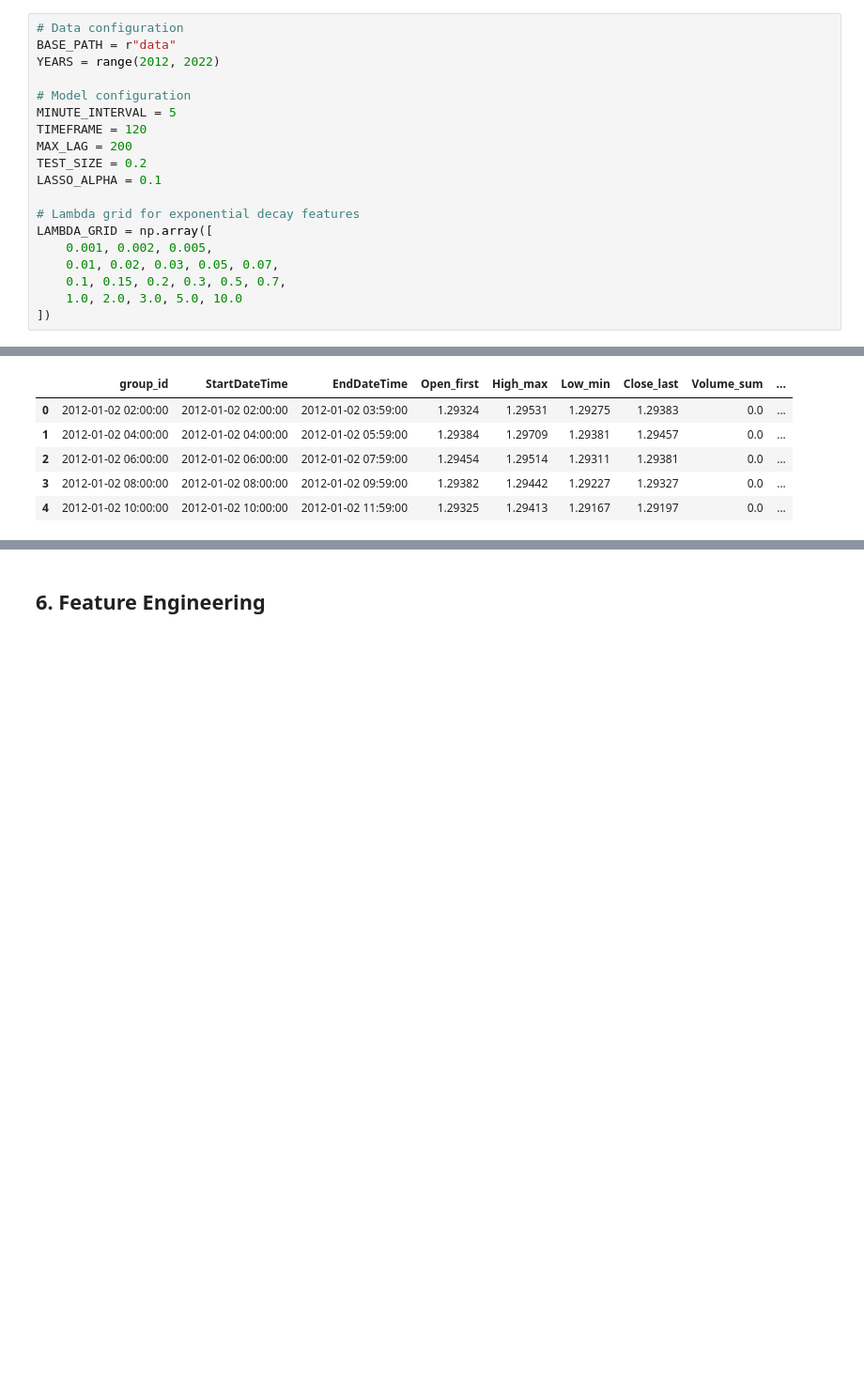
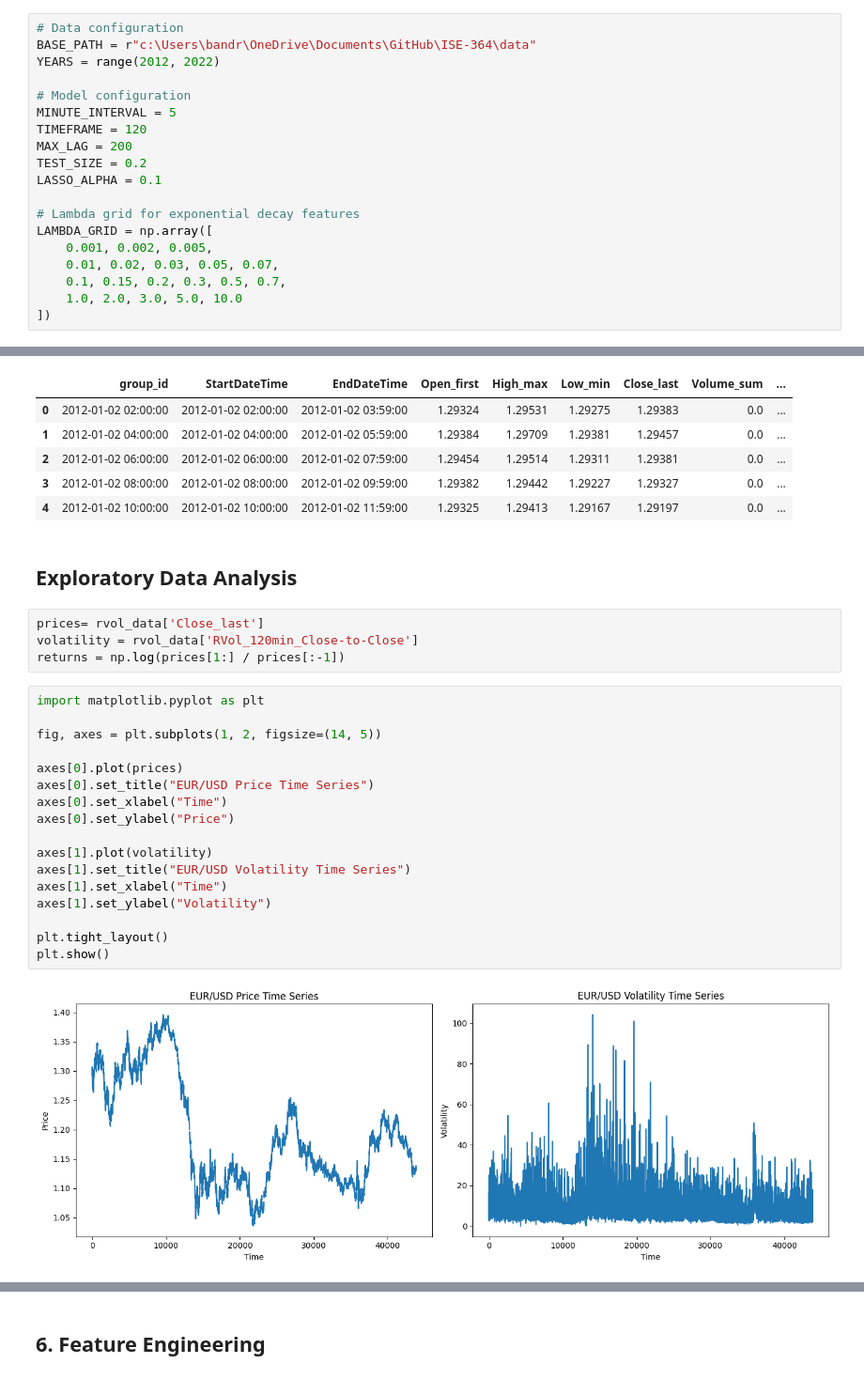
Before and after one commit to bea228/ISE-364, a Jupyter notebook: volatility_ml_project.ipynb, the cells around one changed output, grey strips where cells are left out. Shown at 94% size. Cells and saved outputs as stored; diff of their text form; blank space fills up the shorter version.

```diff
--- a/volatility_ml_project.ipynb
+++ b/volatility_ml_project.ipynb
@@ -27,7 +25,7 @@ warnings.filterwarnings('ignore')
 ## 2. Configuration
 # %%
 # Data configuration
-BASE_PATH = r"data"
+BASE_PATH = r"c:\Users\bandr\OneDrive\Documents\GitHub\ISE-364\data"
 YEARS = range(2012, 2022)
 
 # Model configuration
@@ -382,3 +375,28 @@ group_id
 | 2 | 2012-01-02 06:00:00 | 2012-01-02 06:00:00 | 2012-01-02 07:59:00 | 1.29454 | 1.29514 | 1.29311 | 1.29381 | 0.0 | ... |
 | 3 | 2012-01-02 08:00:00 | 2012-01-02 08:00:00 | 2012-01-02 09:59:00 | 1.29382 | 1.29442 | 1.29227 | 1.29327 | 0.0 | ... |
 | 4 | 2012-01-02 10:00:00 | 2012-01-02 10:00:00 | 2012-01-02 11:59:00 | 1.29325 | 1.29413 | 1.29167 | 1.29197 | 0.0 | ... |
+# %% [markdown]
+## Exploratory Data Analysis
+# %%
+prices= rvol_data['Close_last']
+volatility = rvol_data['RVol_120min_Close-to-Close']
+returns = np.log(prices[1:] / prices[:-1])
+# %%
+import matplotlib.pyplot as plt
+
+fig, axes = plt.subplots(1, 2, figsize=(14, 5))
+
+axes[0].plot(prices)
+axes[0].set_title("EUR/USD Price Time Series")
+axes[0].set_xlabel("Time")
+axes[0].set_ylabel("Price")
+
+axes[1].plot(volatility)
+axes[1].set_title("EUR/USD Volatility Time Series")
+axes[1].set_xlabel("Time")
+axes[1].set_ylabel("Volatility")
+
+plt.tight_layout()
+plt.show()
+# %% [output]
+[figure, added]
```
Also changed, not shown: parts of 24 cells of this notebook.
